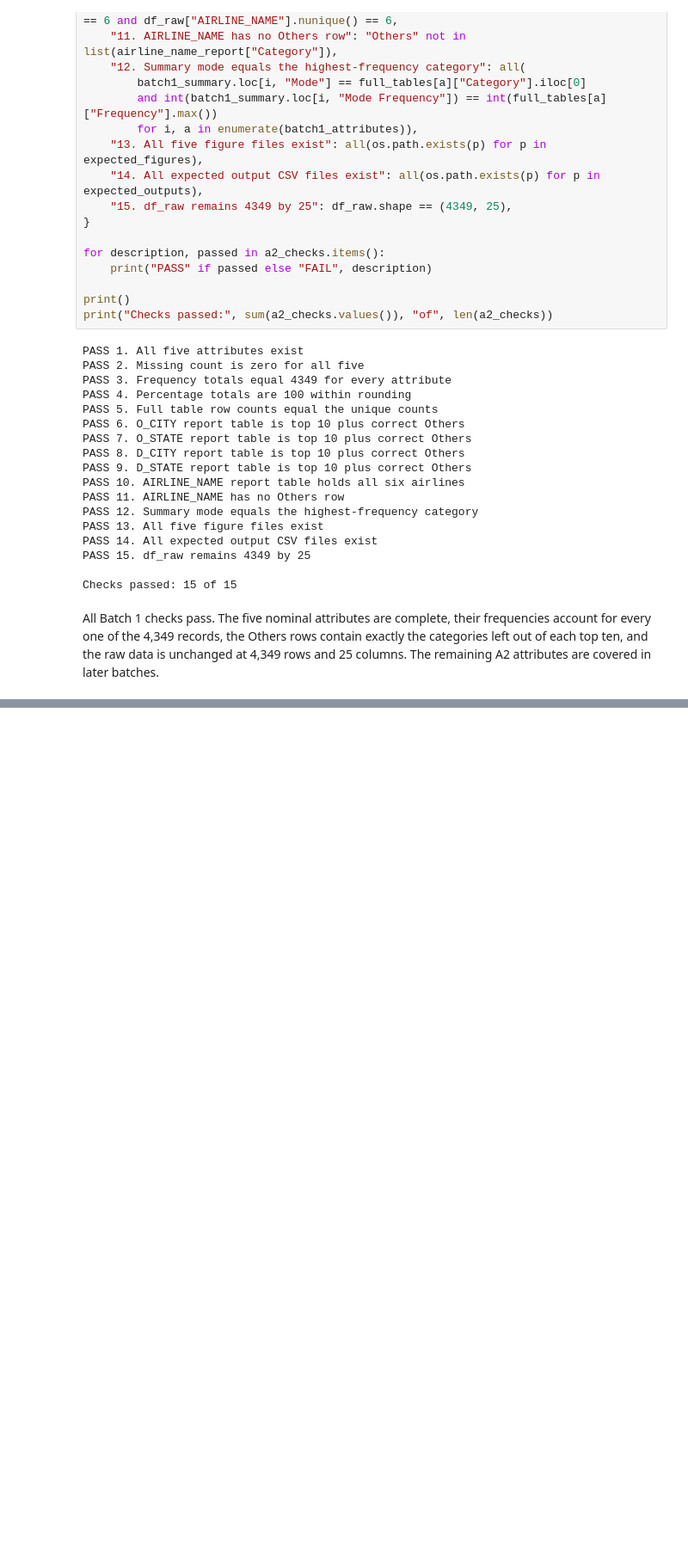
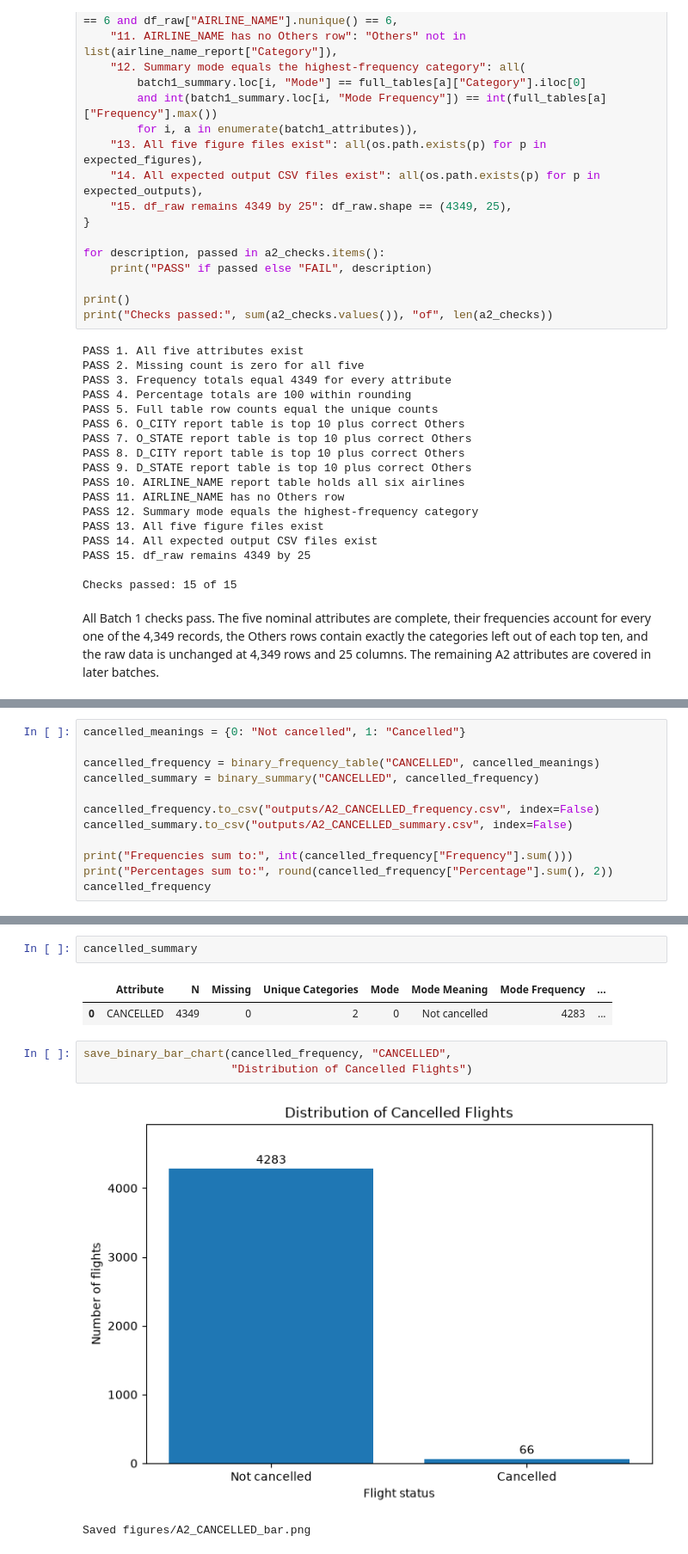
Before and after one commit to le23967/31250-assignment2-25740123, a Jupyter notebook: ida_25740123.ipynb, the cells around one changed output, grey strips where cells are left out. Shown at 86% size. Cells and saved outputs as stored; diff of their text form; blank space fills up the shorter version.

```diff
--- a/ida_25740123.ipynb
+++ b/ida_25740123.ipynb
@@ -1226,0 +1506,12 @@ All Batch 1 checks pass. The five nominal attributes are complete, their frequen
+# %%
+cancelled_meanings = {0: "Not cancelled", 1: "Cancelled"}
+
+cancelled_frequency = binary_frequency_table("CANCELLED", cancelled_meanings)
+cancelled_summary = binary_summary("CANCELLED", cancelled_frequency)
+
+cancelled_frequency.to_csv("outputs/A2_CANCELLED_frequency.csv", index=False)
+cancelled_summary.to_csv("outputs/A2_CANCELLED_summary.csv", index=False)
+
+print("Frequencies sum to:", int(cancelled_frequency["Frequency"].sum()))
+print("Percentages sum to:", round(cancelled_frequency["Percentage"].sum(), 2))
+cancelled_frequency
@@ -1226,0 +1524,11 @@ All Batch 1 checks pass. The five nominal attributes are complete, their frequen
+# %%
+cancelled_summary
+# %% [output]
+|  | Attribute | N | Missing | Unique Categories | Mode | Mode Meaning | Mode Frequency | ... |
+| 0 | CANCELLED | 4349 | 0 | 2 | 0 | Not cancelled | 4283 | ... |
+# %%
+save_binary_bar_chart(cancelled_frequency, "CANCELLED",
+                      "Distribution of Cancelled Flights")
+# %% [output]
+[figure, added]
+Saved figures/A2_CANCELLED_bar.png
```
Also changed, not shown: parts of 36 cells of this notebook, 11 other files.
